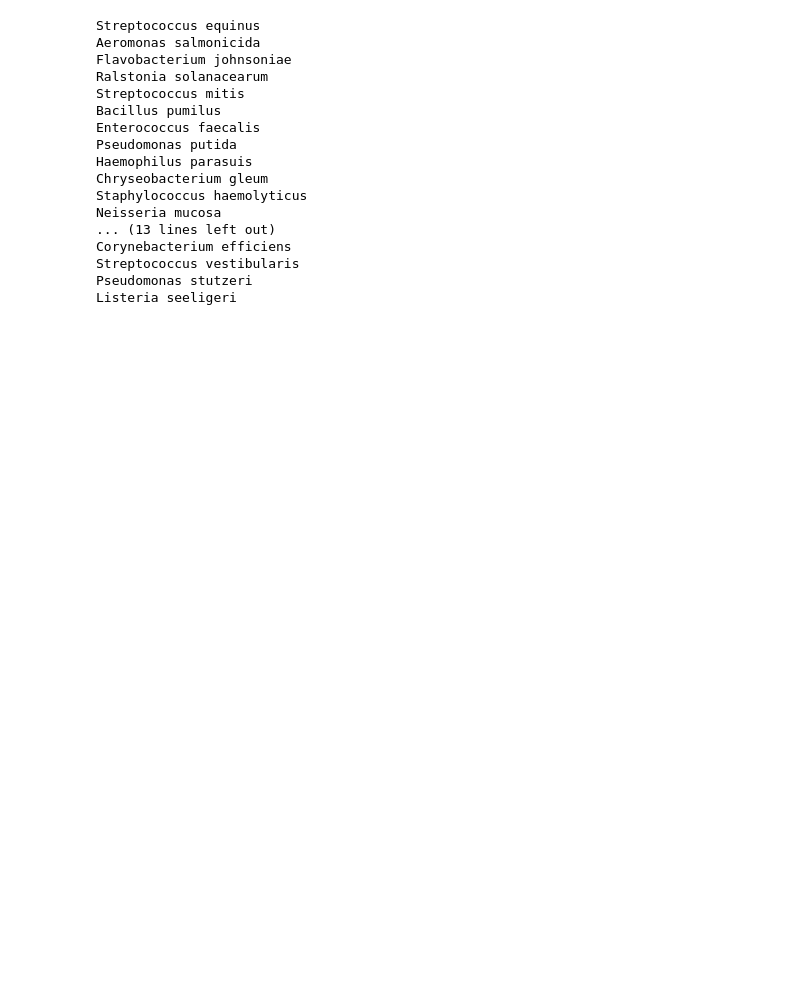
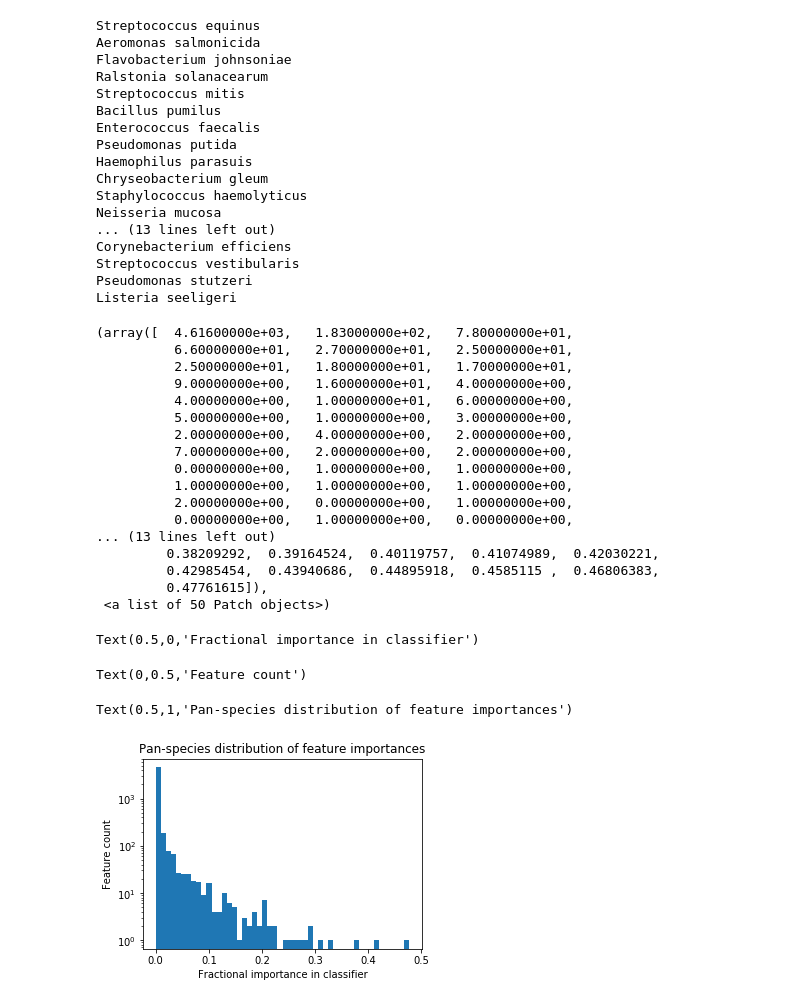
Before and after one commit to gregmedlock/ssl_ensembles, a Jupyter notebook: bin/curation_targets.ipynb, the cells around one changed output. Cells and saved outputs as stored; diff of their text form; code cells hidden in the pictures; blank space fills up the shorter version.

Commit message:
initial commit of curation prioritziation plots

```diff
--- a/bin/curation_targets.ipynb
+++ b/bin/curation_targets.ipynb
@@ -87,3 +134,39 @@ means_as_df = pd.DataFrame.from_dict(for_df)
+# %%
+# plot the distribution of fractional importances and fractional ratios across the entire dataset
+fig,ax = plt.subplots()
+vals = []
+for r in reaction_fractional_importances.keys():
+    vals.extend(reaction_fractional_importances[r])
+ax.hist(vals,bins=50)
+plt.yscale('log', basey=10)
+ax.set_xlabel('Fractional importance in classifier')
+ax.set_ylabel('Feature count')
+ax.set_title('Pan-species distribution of feature importances')
+fig.set_size_inches(5,3.5)
+
+plt.savefig('../results/curation_target_plots/feature_importance_distribution_SEED.svg')
+# %% [output]
+(array([  4.61600000e+03,   1.83000000e+02,   7.80000000e+01,
+          6.60000000e+01,   2.70000000e+01,   2.50000000e+01,
+          2.50000000e+01,   1.80000000e+01,   1.70000000e+01,
+          9.00000000e+00,   1.60000000e+01,   4.00000000e+00,
+          4.00000000e+00,   1.00000000e+01,   6.00000000e+00,
+          5.00000000e+00,   1.00000000e+00,   3.00000000e+00,
+          2.00000000e+00,   4.00000000e+00,   2.00000000e+00,
+          7.00000000e+00,   2.00000000e+00,   2.00000000e+00,
+          0.00000000e+00,   1.00000000e+00,   1.00000000e+00,
+          1.00000000e+00,   1.00000000e+00,   1.00000000e+00,
+          2.00000000e+00,   0.00000000e+00,   1.00000000e+00,
+          0.00000000e+00,   1.00000000e+00,   0.00000000e+00,
+... (13 lines left out)
+         0.38209292,  0.39164524,  0.40119757,  0.41074989,  0.42030221,
+         0.42985454,  0.43940686,  0.44895918,  0.4585115 ,  0.46806383,
+         0.47761615]),
+ <a list of 50 Patch objects>)
+Text(0.5,0,'Fractional importance in classifier')
+Text(0,0.5,'Feature count')
+Text(0.5,1,'Pan-species distribution of feature importances')
+[figure, added]
 # %%
 sorted_df = means_as_df.sort_values(by='zero-weighted importance', ascending=False)
 #sorted_df = sorted_df.sort_values(by='species count', ascending=False)
```
Also changed, not shown: parts of 7 cells of this notebook, 31 other files.
